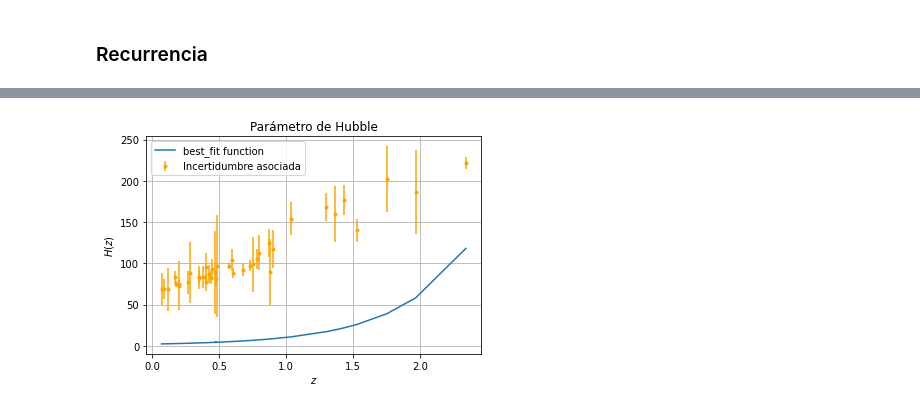
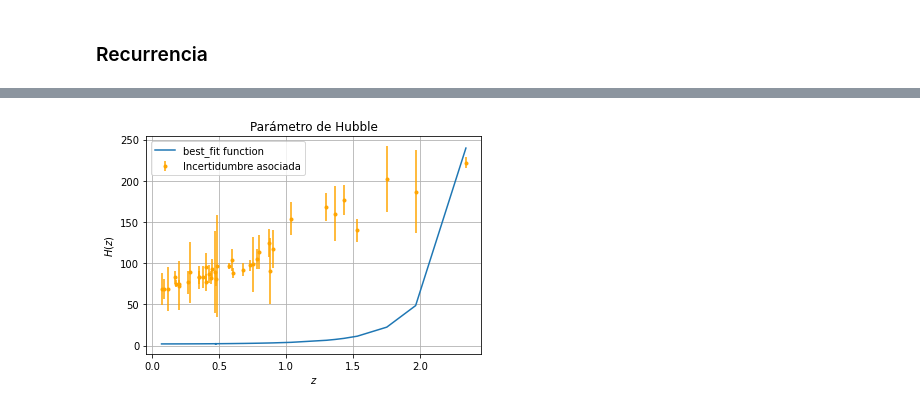
Before and after one commit to AntoCist/Practica_de_verano_2024, a Jupyter notebook: GA.ipynb, the cells around one changed output, grey strips where cells are left out. Cells and saved outputs as stored; diff of their text form; code cells hidden in the pictures.

```diff
--- a/GA.ipynb
+++ b/GA.ipynb
@@ -301,21 +319,21 @@ El tiempo de ejecución fue: 2.936558246612549 segundos
 # %%
 def best_fit(x):
     return x**3 + expo(x) * x**3 + x**2 + x**3 - ln(x)
 
 def prueba(x):
     return expo(x)*expo(x)/expo(x)/(x)**2-ln((((ln(x)))**3))+(ln(x))
 
 def prueba2(x):
-    return expo(x)+ln(expo((expo(x))**2))
+    return ln(x)/ln(x)+expo((x)**2)
 
 yerr = desv
 plt.xlabel('$ z $')
 plt.ylabel('$ H(z) $')
 plt.title('Parámetro de Hubble')
 plt.plot(z, prueba2(z), label= 'best_fit function')
 plt.errorbar(z, H, yerr=yerr, fmt='.', color = 'orange', label = 'Incertidumbre asociada')
 plt.legend()
 plt.grid(True)
 plt.show()
 # %% [output]
-[figure, old version]
+[figure, new version]
```
Also changed, not shown: parts of 7 cells of this notebook.
